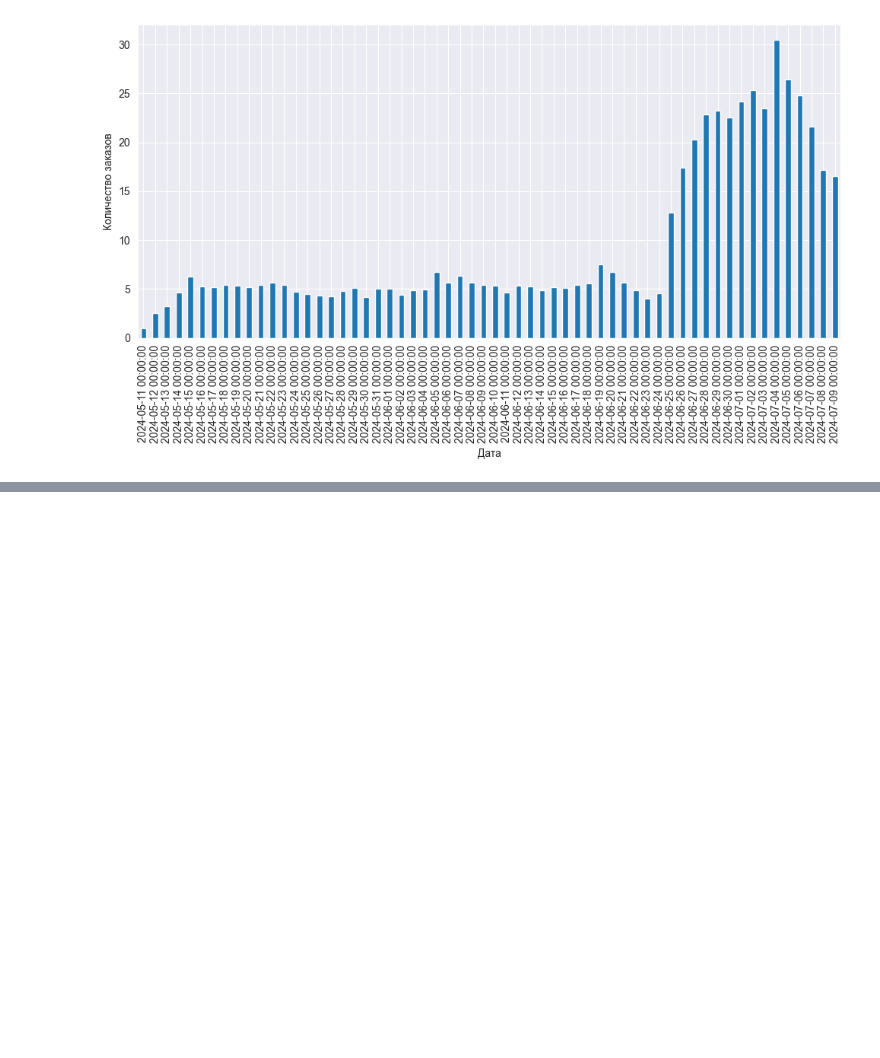
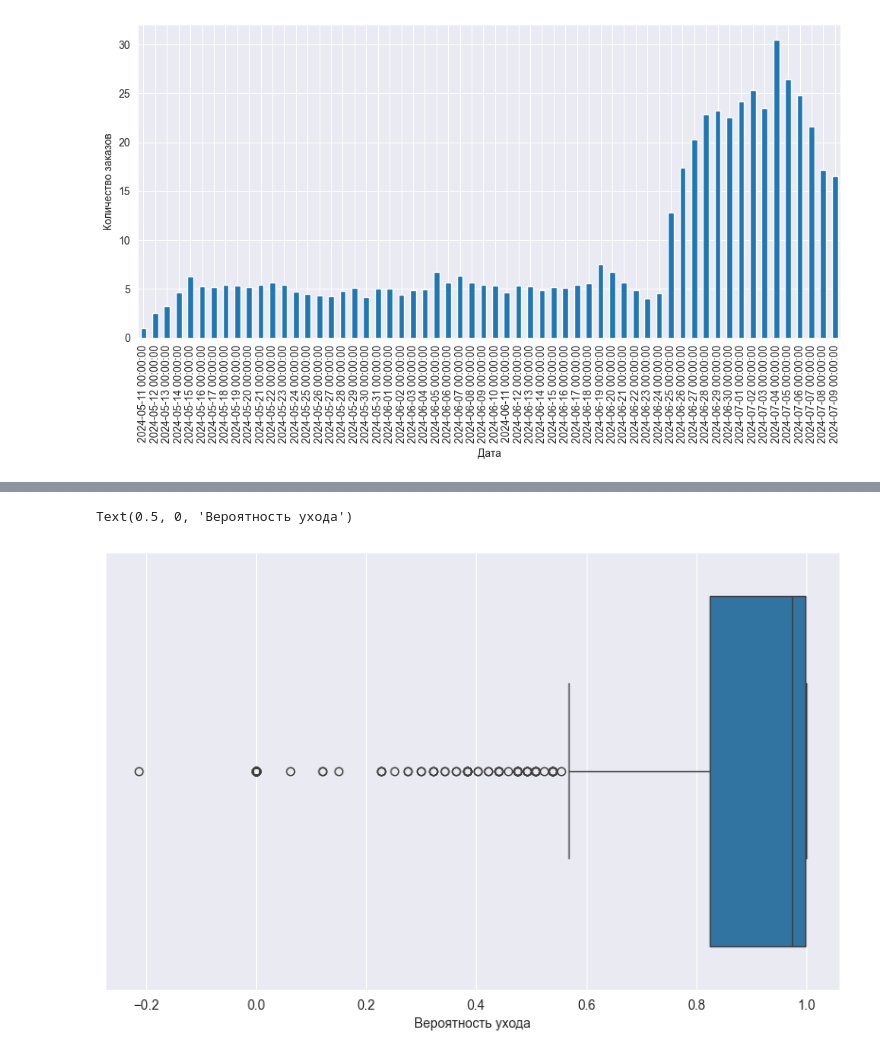
Before and after one commit to Merzlikin-Matvey/hackathon-13.07.2024, a Jupyter notebook: src/new.ipynb, the cells around one changed output, grey strips where cells are left out. Saved outputs shown, nothing was run; the diff lists cells and outputs as text; code cells hidden in the pictures; blank space fills up the shorter version.

```diff
--- a/src/new.ipynb
+++ b/src/new.ipynb
@@ -459,0 +534,8 @@ plt.show()
+# %%
+interesting_df = df[df['last_order_dt'] >= '2024-06-30']
+plt.figure(figsize=(10, 6))
+sns.boxplot(x='probability_of_left', data=interesting_df)
+plt.xlabel('Вероятность ухода')
+# %% [output]
+Text(0.5, 0, 'Вероятность ухода')
+[figure, added]
```
Also changed, not shown: parts of 15 cells of this notebook, 1 other file.
